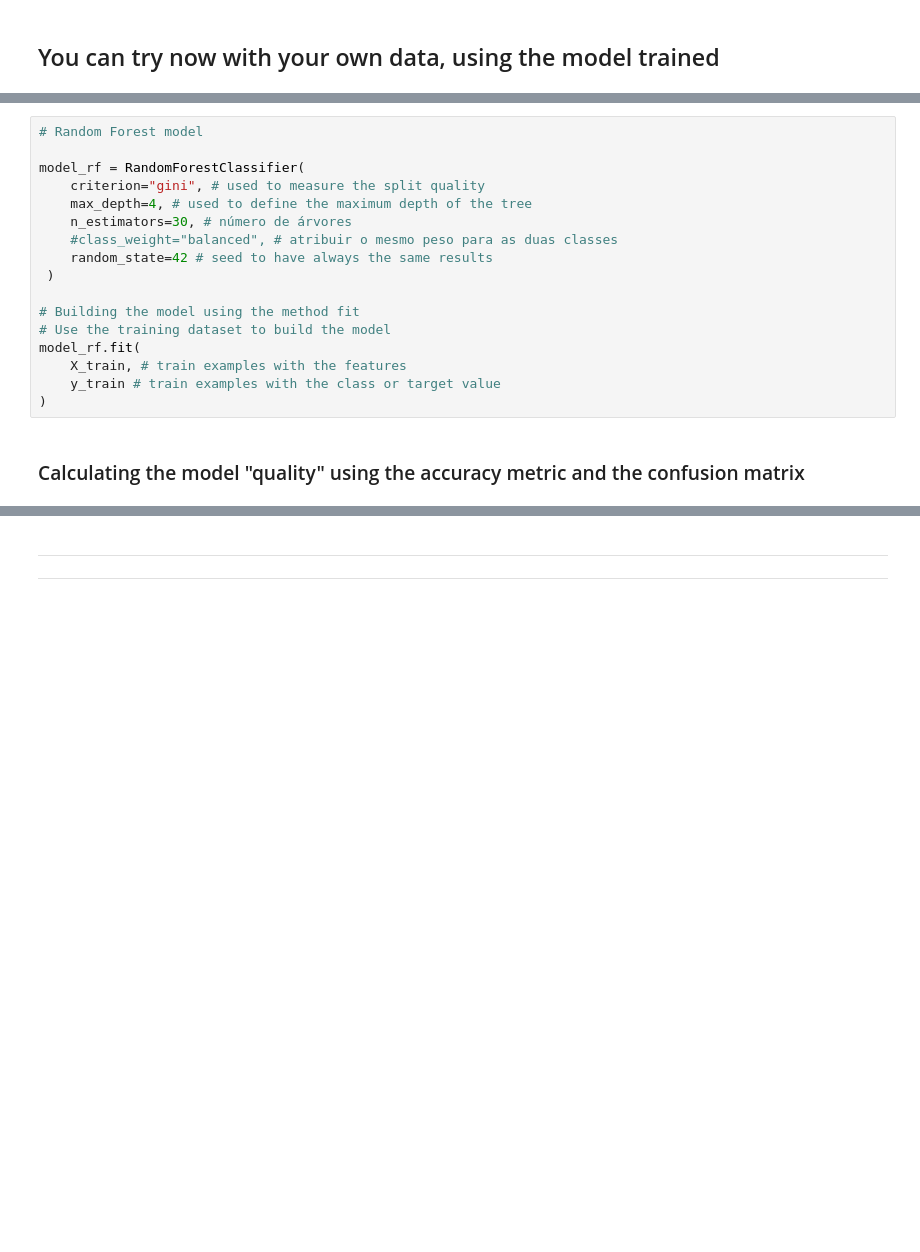
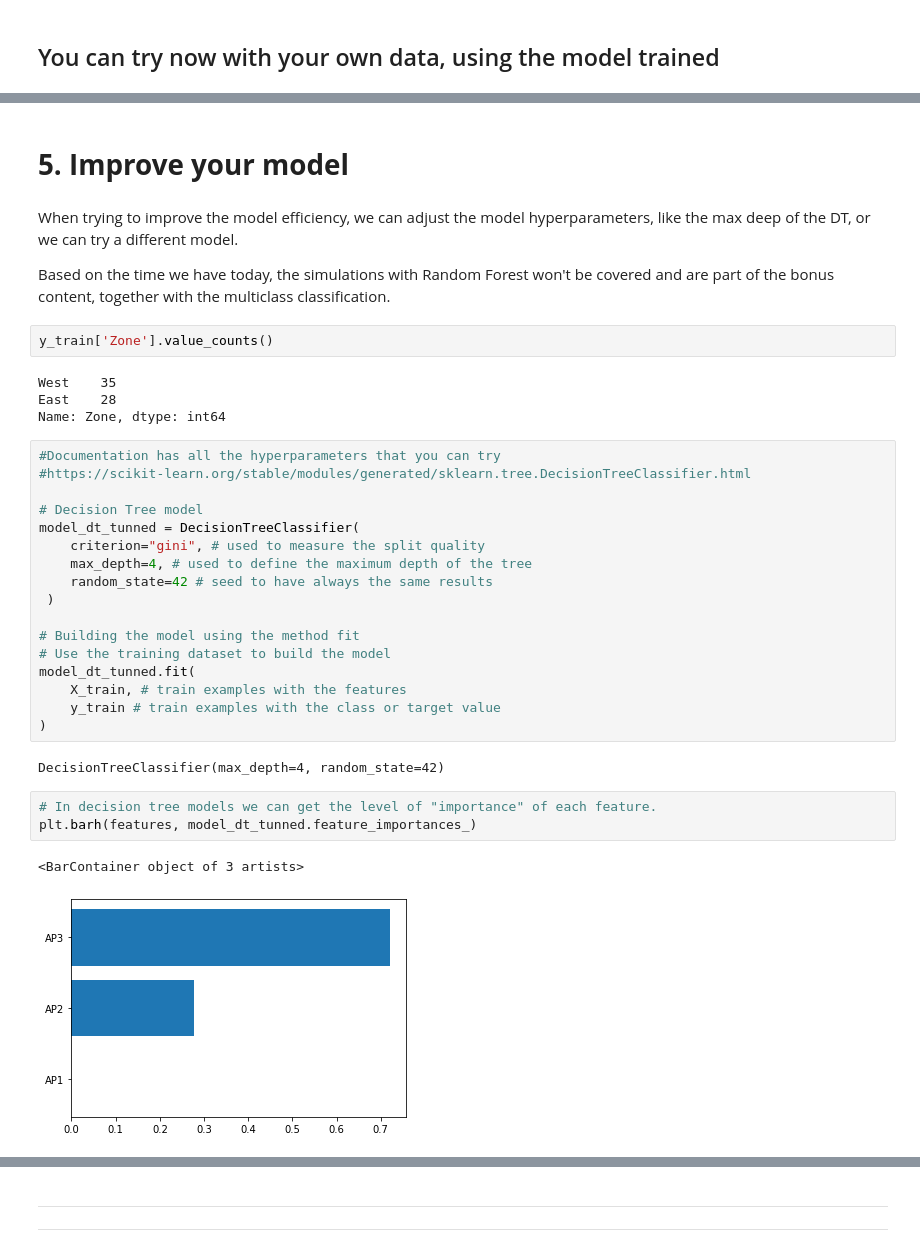
Before and after one commit to correaflavio/cl2022, a Jupyter notebook: devwks_1391/DEVWKS_1391_Build_your_first_ML_Location_Example.ipynb, the cells around one changed output, grey strips where cells are left out. Cells and saved outputs as stored; diff of their text form; blank space fills up the shorter version.

```diff
--- a/devwks_1391/DEVWKS_1391_Build_your_first_ML_Location_Example.ipynb
+++ b/devwks_1391/DEVWKS_1391_Build_your_first_ML_Location_Example.ipynb
@@ -941,20 +933,38 @@ from sklearn.ensemble import RandomForestClassifier
+# %% [markdown]
+# **5. Improve your model**
+# %% [markdown]
+When trying to improve the model efficiency, we can adjust the model hyperparameters, like the max deep of the DT, or we can try a different model.
+
+Based on the time we have today, the simulations with Random Forest won't be covered and are part of the bonus content, together with the multiclass classification.
+# %%
+y_train['Zone'].value_counts()
+# %% [output]
+West    35
+East    28
+Name: Zone, dtype: int64
 # %%
-# Random Forest model
+#Documentation has all the hyperparameters that you can try
+#https://scikit-learn.org/stable/modules/generated/sklearn.tree.DecisionTreeClassifier.html
 
-model_rf = RandomForestClassifier(
+# Decision Tree model
+model_dt_tunned = DecisionTreeClassifier(
     criterion="gini", # used to measure the split quality
     max_depth=4, # used to define the maximum depth of the tree
-    n_estimators=30, # número de árvores
-    #class_weight="balanced", # atribuir o mesmo peso para as duas classes
     random_state=42 # seed to have always the same results
  )
 
 # Building the model using the method fit
 # Use the training dataset to build the model
-model_rf.fit(
+model_dt_tunned.fit(
     X_train, # train examples with the features
     y_train # train examples with the class or target value
 )
+# %% [output]
+DecisionTreeClassifier(max_depth=4, random_state=42)
-# %% [markdown]
-### Calculating the model "quality" using the accuracy metric and the confusion matrix
+# %%
+# In decision tree models we can get the level of "importance" of each feature.
+plt.barh(features, model_dt_tunned.feature_importances_)
+# %% [output]
+<BarContainer object of 3 artists>
+[figure, added]
 # %%
```
Also changed, not shown: parts of 88 cells of this notebook, 1 other file.
